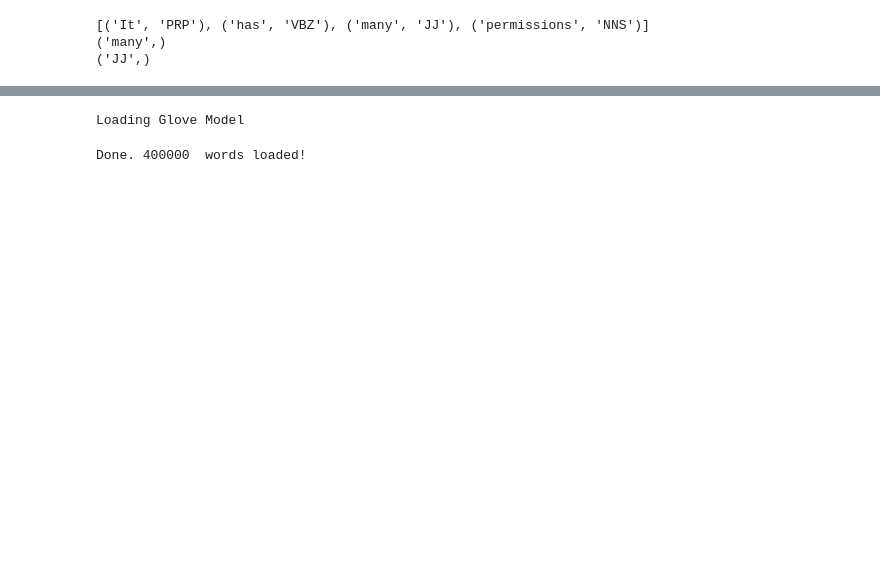
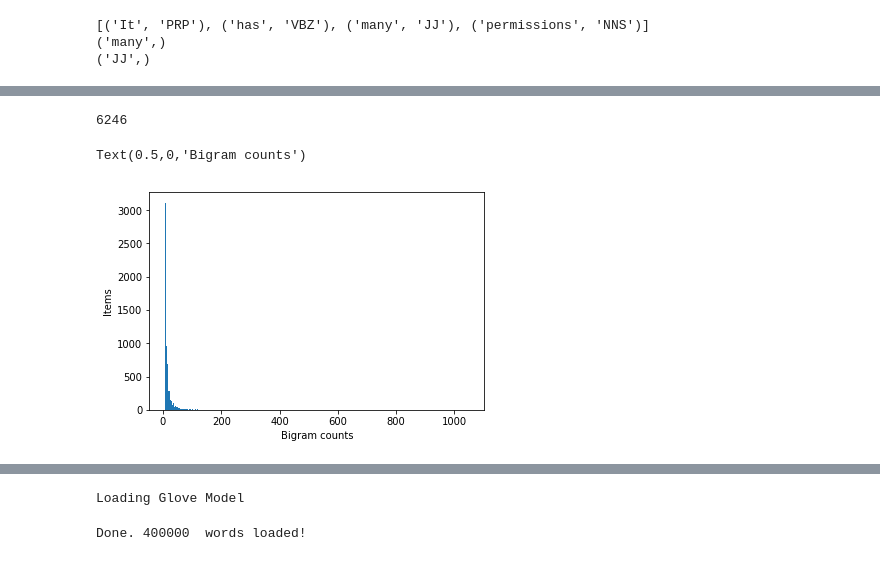
Before and after one commit to randomrandom/neural-review-summarization, a Jupyter notebook: notebooks/feature-extraction.ipynb, the cells around one changed output, grey strips where cells are left out. Drawn from its saved outputs; the diff is of its cells as text; code cells hidden in the pictures; blank space fills up the shorter version.

```diff
--- a/notebooks/feature-extraction.ipynb
+++ b/notebooks/feature-extraction.ipynb
@@ -125,0 +146,10 @@ split_test
+# %%
+bigram_counts = [x for x in list(Counter(bigrams).values()) if x > 5]
+print(len(bigram_counts))
+plt.hist(bigram_counts, bins=300)
+plt.ylabel('Items')
+plt.xlabel('Bigram counts')
+# %% [output]
+6246
+Text(0.5,0,'Bigram counts')
+[figure, added]
```
Also changed, not shown: parts of 44 cells of this notebook.
